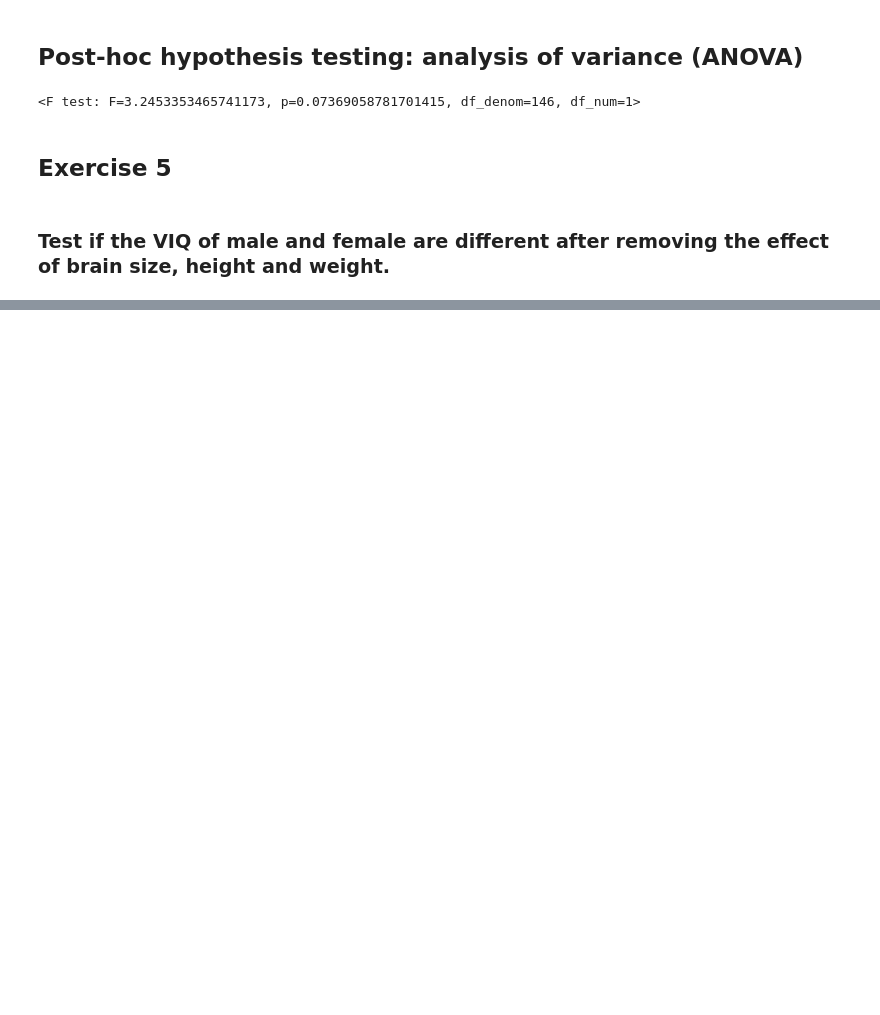
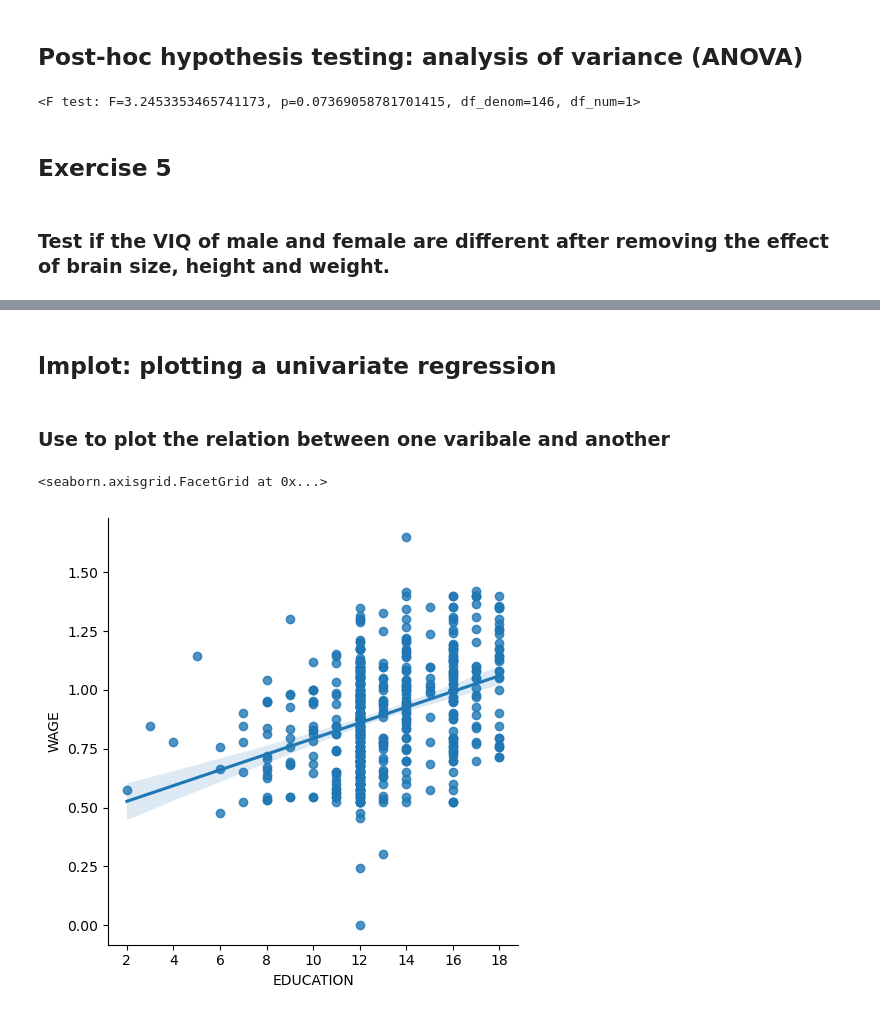
Before and after one commit to gngianni/python_stats_tutorial, a Jupyter notebook: Stats_Plotting_Tutorial.ipynb, the cells around one changed output, grey strips where cells are left out. Cells and saved outputs as stored; diff of their text form; code cells hidden in the pictures; blank space fills up the shorter version.

```diff
--- a/Stats_Plotting_Tutorial.ipynb
+++ b/Stats_Plotting_Tutorial.ipynb
@@ -436,0 +544,9 @@ print(model.f_test(gen
+# %% [markdown]
+## lmplot: plotting a univariate regression
+# %% [markdown]
+### Use to plot the relation between one varibale and another
+# %%
+sns.lmplot(y='WAGE', x='EDUCATION', data=wage_data)
+# %% [output]
+<seaborn.axisgrid.FacetGrid at 0x...>
+[figure, added]
```
Also changed, not shown: parts of 29 cells of this notebook, 1 other file.
